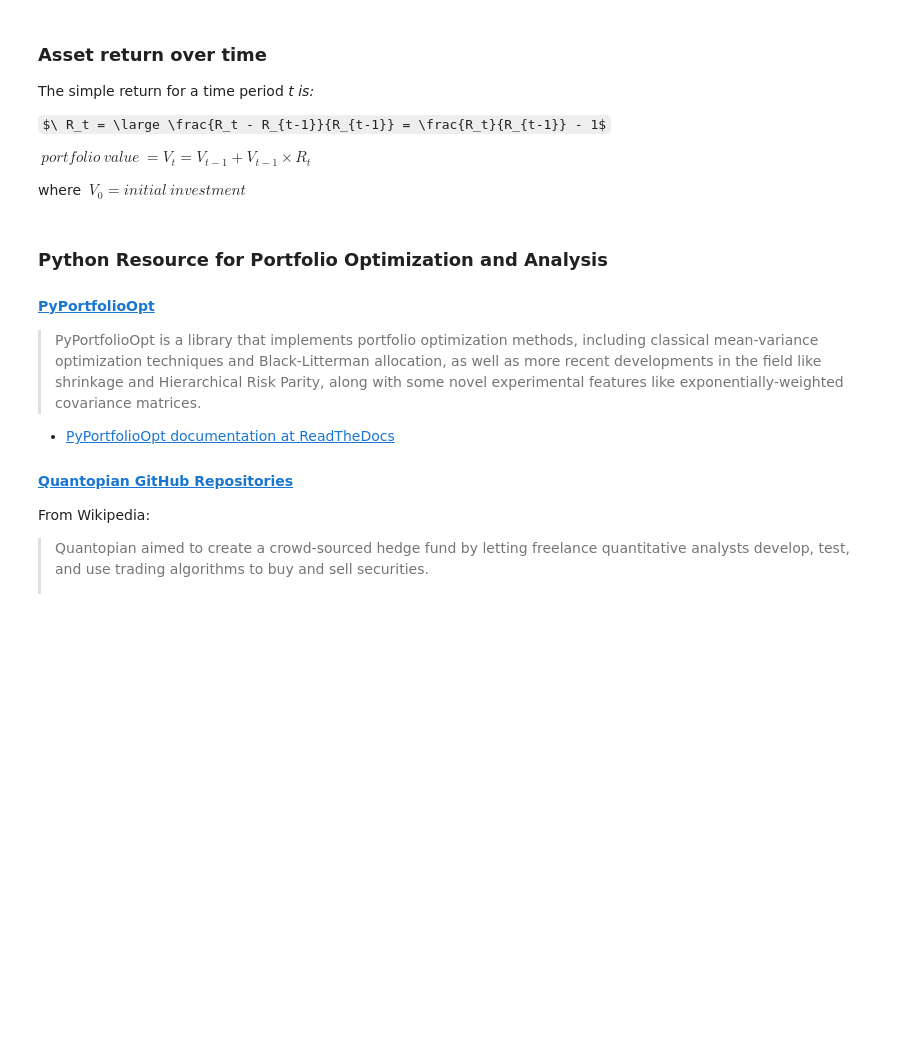
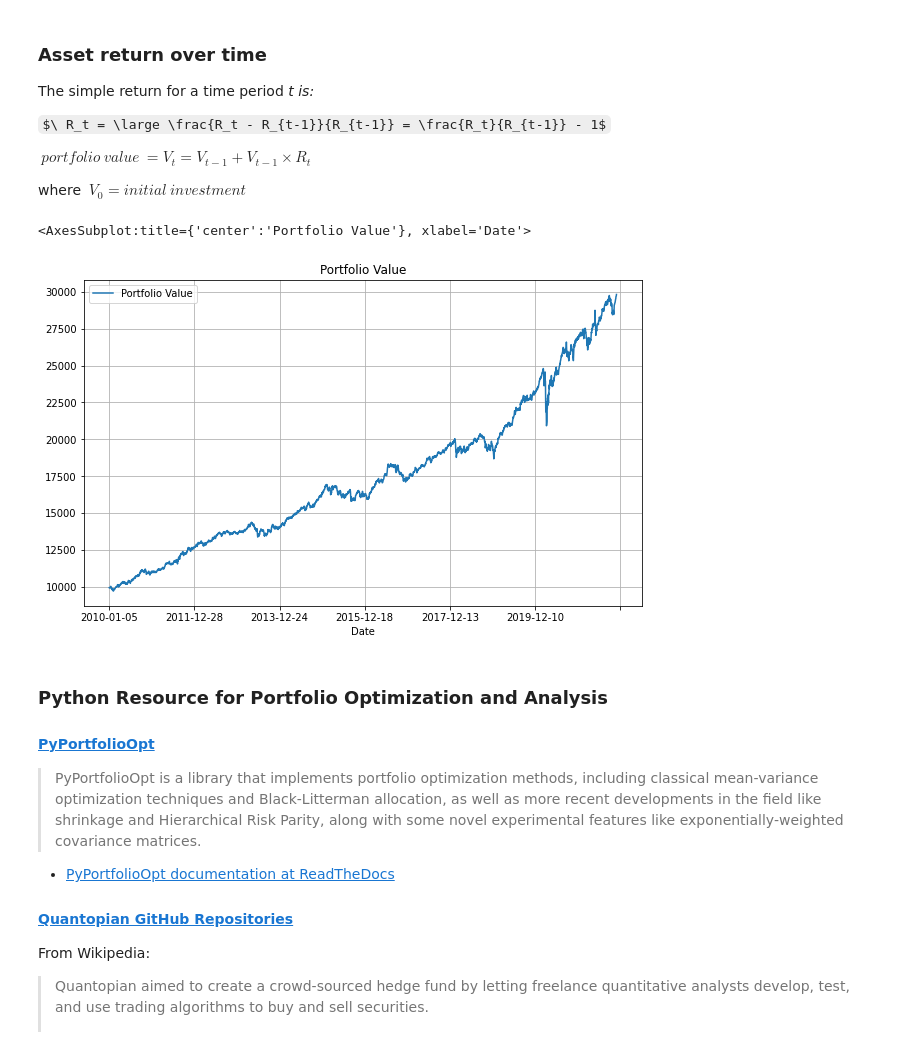
Before and after one commit to IanLKaplan/all_weather_portfolio, a Jupyter notebook: all_weather_portfolio.ipynb, the cells around one changed output. Saved outputs shown, nothing was run; the diff lists cells and outputs as text; code cells hidden in the pictures; some formulas as TeX source; blank space fills up the shorter version.

Commit message:
More portfolio calculation code

```diff
--- a/all_weather_portfolio.ipynb
+++ b/all_weather_portfolio.ipynb
@@ -757,7 +757,7 @@ market = "SPY"
 blackrock_moderate_allocation = "AOM"
 
 
-close_price_file = "etf_close_prices"
+close_price_file = "etf_start_close_prices"
 close_prices: pd.DataFrame =  get_market_data(file_name=close_price_file,
                                               data_col='Close',
                                               symbols=etf_symbols,
@@ -855,6 +855,9 @@ significant. If this is not the case, the portfolio can be rebalance every calen
 for the (United States) long term capital gains period.
 </p>
 # %%
+trading_days = 253
+days_in_quarter = trading_days // 4
+
 def do_rebalance(cash_holdings: pd.DataFrame, weights: pd.DataFrame, range: float) -> bool:
     """
     cash_holdings: a data frame with the amount of cash for each holding.
@@ -911,38 +914,70 @@ def simple_return(time_series: List, period: int) -> List :
 def return_df(time_series_df: pd.DataFrame) -> pd.DataFrame:
     """
     Given a data frame consisting of price time series, return a data frame
     that consists of the simple returns for the time series.  The returned data
     frame will have the same columns, but the time index will be one time period
     less.
     """
     r_df: pd.DataFrame = pd.DataFrame()
     col_names = time_series_df.columns
     for col in col_names:
         col_vals = time_series_df[col]
         col_ret = simple_return(col_vals, 1)
         r_df[col] = col_ret
     index = time_series_df.index
     return r_df.set_index(index[1:len(index)])
 
-etf_file = 'etf_raw_data'
+etf_adj_close_file = 'etf_adj_close'
+etf_close_file = 'etf_close'
 
 # Fetch the adjusted close price for the unleveraged "all weather" set of ETFs'
 # VTI, VGLT, VGIT, VPU and IAU
-etf_close: pd.DataFrame = get_market_data(file_name=etf_file,
+etf_adj_close: pd.DataFrame = get_market_data(file_name=etf_adj_close_file,
                                           data_col="Adj Close",
                                           symbols=etf_symbols,
                                           data_source=data_source,
                                           start_date=start_date,
                                           end_date=end_date)
 
+# Fetch all of the close prices: this is faster than fetching onlyh the dates needed.
+etf_close: pd.DataFrame = get_market_data(file_name=etf_close_file,
+                                          data_col="Close",
+                                          symbols=etf_symbols,
+                                          data_source=data_source,
+                                          start_date=start_date,
+                                          end_date=end_date)
+
+# +/- for each asset for portfolio rebalancing
+portfolio_range = 0.05
 
 returns = return_df(etf_close)
 
 portfolio_np = np.zeros(etf_close.shape, dtype=np.float64)
+portfolio_total_np = np.zeros(returns.shape[0])
+portfolio_total_np[0] = holdings.sum(axis=1)
+# initialize the first row with the dollar value of the portfolio holdings.
 portfolio_np[0,] = holdings
-for col, stock in enumerate(holdings.columns):
-    for t in range(1, portfolio_np.shape[0]):
-        portfolio_np[t, col] = portfolio_np[t-1] + portfolio_np[t-1] * return_df[stock][t-1]
+
+for t in range(1, portfolio_np.shape[0]):
+    for col, stock in enumerate(holdings.columns):
+        portfolio_np[t, col] = portfolio_np[t-1, col] + (portfolio_np[t-1, col] * returns[stock][t-1])
+        portfolio_total_np[t] = portfolio_total_np[t] + portfolio_np[t,col]
+    if t % days_in_quarter == 0:
+        current_holdings: pd.DataFrame = pd.DataFrame( portfolio_np[t,])
+        date = returns.index[t]
+        close_prices_t = etf_close[t+1:t+2]
+        portfolio_np[t, ] = portfolio_rebalance(cash_holdings=current_holdings,
+                                                weights=etf_weights,
+                                                range=portfolio_range,
+                                                prices=close_prices_t)
+
+portfolio_total_df: pd.DataFrame = pd.DataFrame(portfolio_total_np, index=returns.index)
+portfolio_total_df.columns = ['Portfolio Value']
+
+portfolio_total_df.plot(grid=True, title='Portfolio Value', figsize=(10,6))
+# %% [output]
+<AxesSubplot:title={'center':'Portfolio Value'}, xlabel='Date'>
+[figure, added]
 # %% [markdown]
 <h3>
 Python Resource for Portfolio Optimization and Analysis
```
Also changed, not shown: parts of 2 cells of this notebook.
